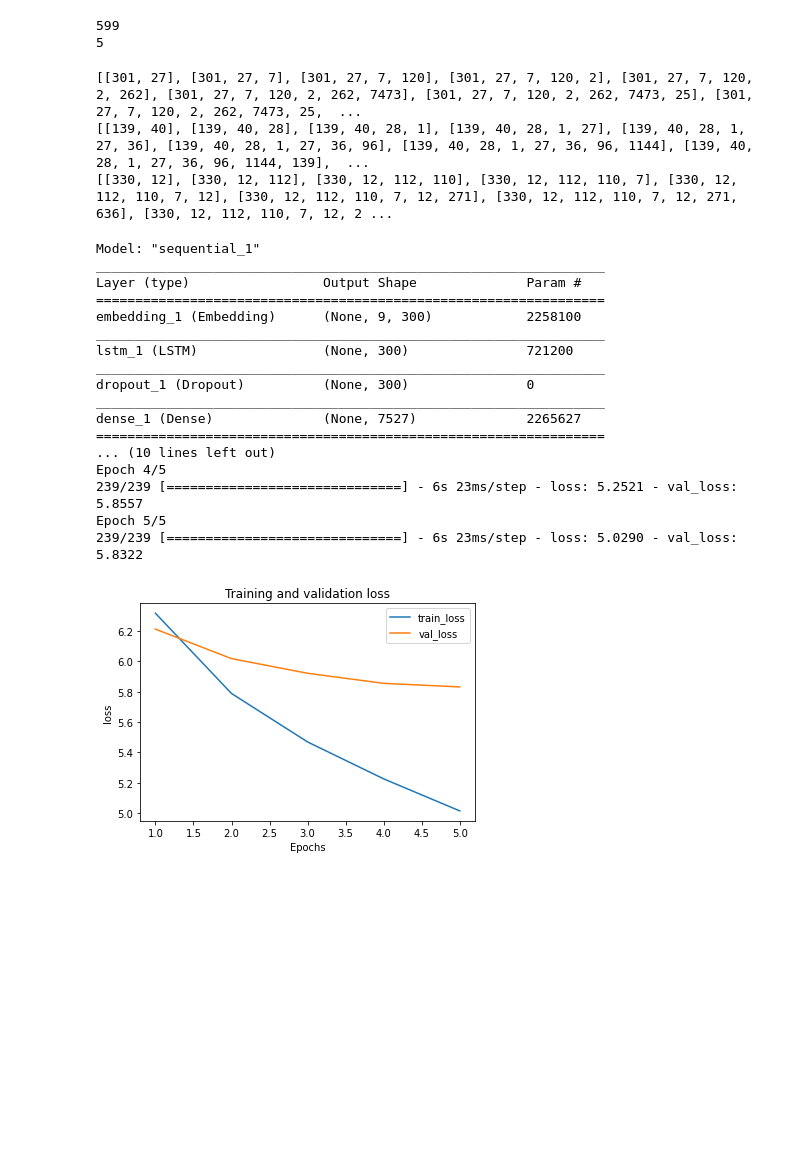
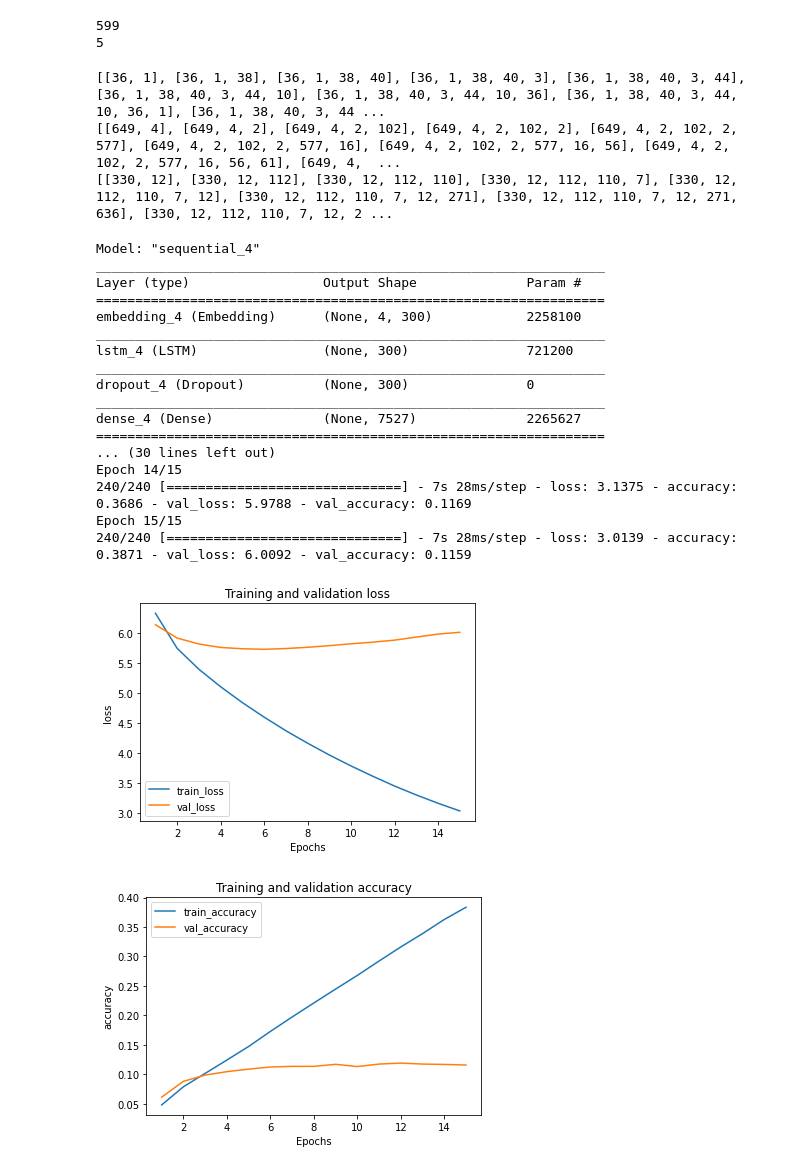
Before and after one commit to cshablin/Neural_Network, a Jupyter notebook: Assignment_3/assignment_3.ipynb, the cells around one changed output. Cells and saved outputs as stored; diff of their text form; code cells hidden in the pictures; blank space fills up the shorter version.

Commit message:
added 'accuracy' in compile + plot accuracy

```diff
--- a/Assignment_3/assignment_3.ipynb
+++ b/Assignment_3/assignment_3.ipynb
@@ -58,7 +58,7 @@ def create_x_y_train(songs, tokenize, total_words) -> Tuple[np.ndarray, np.ndarr
     # x_train = input_sequences[:, :-1]
     # y_train = input_sequences[:, -1]
     # y_train = utils.to_categorical(y_train, num_classes=total_words)
-    max_len = 10
+    max_len = 5
     x_t, y_t = create_x_y(train_songs, tokenize, total_words, max_len)
     x_v, y_v = create_x_y(val_songs, tokenize, total_words, max_len)
     return x_t, y_t, x_v, y_v, max_len
@@ -117,7 +117,7 @@ class LyricsGenerator(object):
         self.model.add(LSTM(units=embedding_dim))
         self.model.add(Dropout(0.2))
         self.model.add(Dense(units=vocab_size, activation='softmax'))
-        self.model.compile(optimizer='adam', loss='categorical_crossentropy')
+        self.model.compile(optimizer='adam', loss='categorical_crossentropy', metrics=['accuracy'])
         self.model.summary()
 
     def fit(self, x, y, hyper_parameters):
@@ -199,40 +199,42 @@ embedding_dim = 300
 x_train, y_train, x_val, y_val, max_sequence_len = create_x_y_train(cleaned_songs, tokenize, total_words)
 x_test, y_test = create_x_y(cleaned_test_songs, tokenize, total_words, max_sequence_len)
 # %% [output]
-[[301, 27], [301, 27, 7], [301, 27, 7, 120], [301, 27, 7, 120, 2], [301, 27, 7, 120, 2, 262], [301, 27, 7, 120, 2, 262, 7473], [301, 27, 7, 120, 2, 262, 7473, 25], [301, 27, 7, 120, 2, 262, 7473, 25,  ...
-[[139, 40], [139, 40, 28], [139, 40, 28, 1], [139, 40, 28, 1, 27], [139, 40, 28, 1, 27, 36], [139, 40, 28, 1, 27, 36, 96], [139, 40, 28, 1, 27, 36, 96, 1144], [139, 40, 28, 1, 27, 36, 96, 1144, 139],  ...
+[[36, 1], [36, 1, 38], [36, 1, 38, 40], [36, 1, 38, 40, 3], [36, 1, 38, 40, 3, 44], [36, 1, 38, 40, 3, 44, 10], [36, 1, 38, 40, 3, 44, 10, 36], [36, 1, 38, 40, 3, 44, 10, 36, 1], [36, 1, 38, 40, 3, 44 ...
+[[649, 4], [649, 4, 2], [649, 4, 2, 102], [649, 4, 2, 102, 2], [649, 4, 2, 102, 2, 577], [649, 4, 2, 102, 2, 577, 16], [649, 4, 2, 102, 2, 577, 16, 56], [649, 4, 2, 102, 2, 577, 16, 56, 61], [649, 4,  ...
 [[330, 12], [330, 12, 112], [330, 12, 112, 110], [330, 12, 112, 110, 7], [330, 12, 112, 110, 7, 12], [330, 12, 112, 110, 7, 12, 271], [330, 12, 112, 110, 7, 12, 271, 636], [330, 12, 112, 110, 7, 12, 2 ...
 # %%
 # Train model
 
 parameters = {
     'batch_size' : 512 ,
     'validation_split' : None ,
-    'epochs' : 50 ,
+    'epochs' : 15 ,
     'val_data' :  (x_val, y_val)
 }
 lyrics_generator = LyricsGenerator(embedding_dim, total_words, x_train.shape[1], embedding_matrixs)
 h = lyrics_generator.fit(x_train, y_train, parameters)
 lyrics_generator.plot_metric(h)
+lyrics_generator.plot_metric(h, metric="accuracy")
 # %% [output]
-Model: "sequential_1"
+Model: "sequential_4"
 _________________________________________________________________
 Layer (type)                 Output Shape              Param #
 =================================================================
-embedding_1 (Embedding)      (None, 9, 300)            2258100
+embedding_4 (Embedding)      (None, 4, 300)            2258100
 _________________________________________________________________
-lstm_1 (LSTM)                (None, 300)               721200
+lstm_4 (LSTM)                (None, 300)               721200
 _________________________________________________________________
-dropout_1 (Dropout)          (None, 300)               0
+dropout_4 (Dropout)          (None, 300)               0
 _________________________________________________________________
-dense_1 (Dense)              (None, 7527)              2265627
+dense_4 (Dense)              (None, 7527)              2265627
 =================================================================
-... (10 lines left out)
-Epoch 4/5
-239/239 [==============================] - 6s 23ms/step - loss: 5.2521 - val_loss: 5.8557
-Epoch 5/5
-239/239 [==============================] - 6s 23ms/step - loss: 5.0290 - val_loss: 5.8322
+... (30 lines left out)
+Epoch 14/15
+240/240 [==============================] - 7s 28ms/step - loss: 3.1375 - accuracy: 0.3686 - val_loss: 5.9788 - val_accuracy: 0.1169
+Epoch 15/15
+240/240 [==============================] - 7s 28ms/step - loss: 3.0139 - accuracy: 0.3871 - val_loss: 6.0092 - val_accuracy: 0.1159
-[figure, old version]
+[figure, new version]
+[figure, added]
 # %%
 prediction = lyrics_generator.evaluate(x_test, y_test)
 print(prediction)
```
Also changed, not shown: parts of 3 cells of this notebook.
